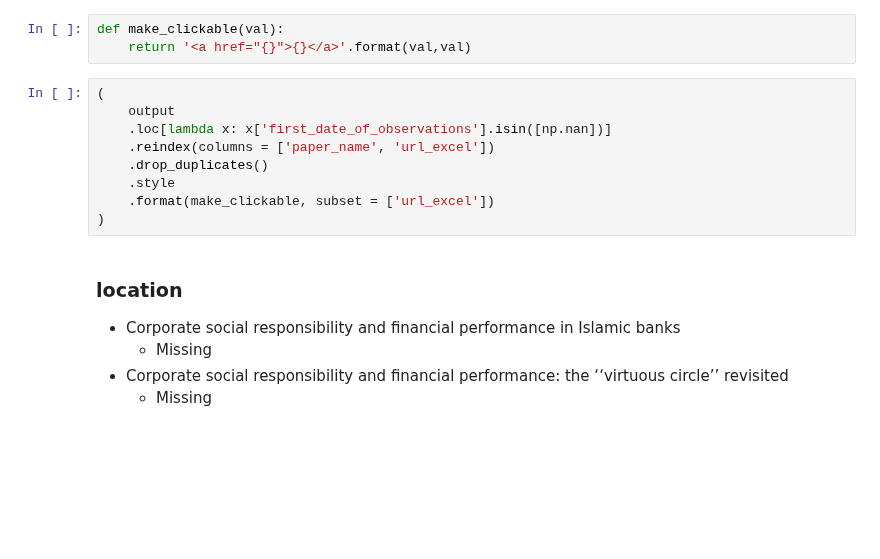
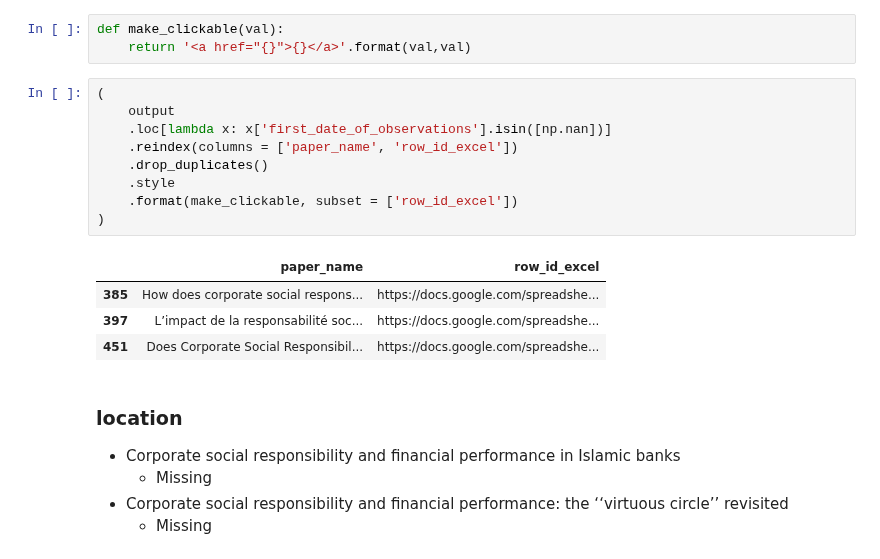
Before and after one commit to thomaspernet/esg_metadata, a Jupyter notebook: 01_data_preprocessing/01_transform_tables/00_meta_analysis.ipynb, the cells around one changed output. Saved outputs shown, nothing was run; the diff lists cells and outputs as text; blank space fills up the shorter version.

```diff
--- a/01_data_preprocessing/01_transform_tables/00_meta_analysis.ipynb
+++ b/01_data_preprocessing/01_transform_tables/00_meta_analysis.ipynb
@@ -347,12 +409,17 @@ def make_clickable(val):
 # %%
 (
     output
     .loc[lambda x: x['first_date_of_observations'].isin([np.nan])]
-    .reindex(columns = ['paper_name', 'url_excel'])
+    .reindex(columns = ['paper_name', 'row_id_excel'])
     .drop_duplicates()
     .style
-    .format(make_clickable, subset = ['url_excel'])
+    .format(make_clickable, subset = ['row_id_excel'])
 )
+# %% [output]
+|  | paper_name | row_id_excel |
+| 385 | How does corporate social respons... | https://docs.google.com/spreadshe... |
+| 397 | L’impact de la responsabilité soc... | https://docs.google.com/spreadshe... |
+| 451 | Does Corporate Social Responsibil... | https://docs.google.com/spreadshe... |
 # %% [markdown]
 ### location
 
```
Also changed, not shown: parts of 19 cells of this notebook, 2 other files.
